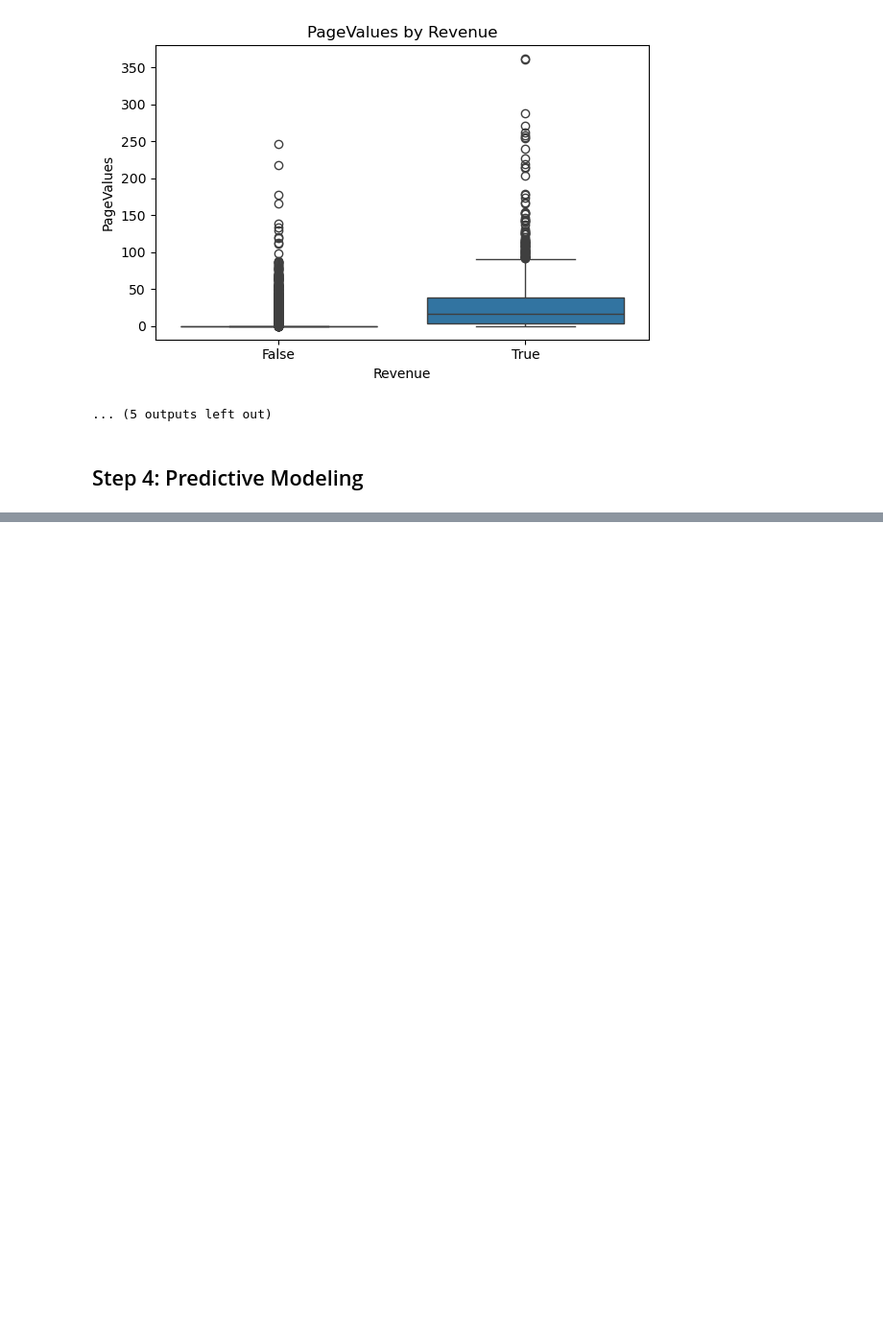
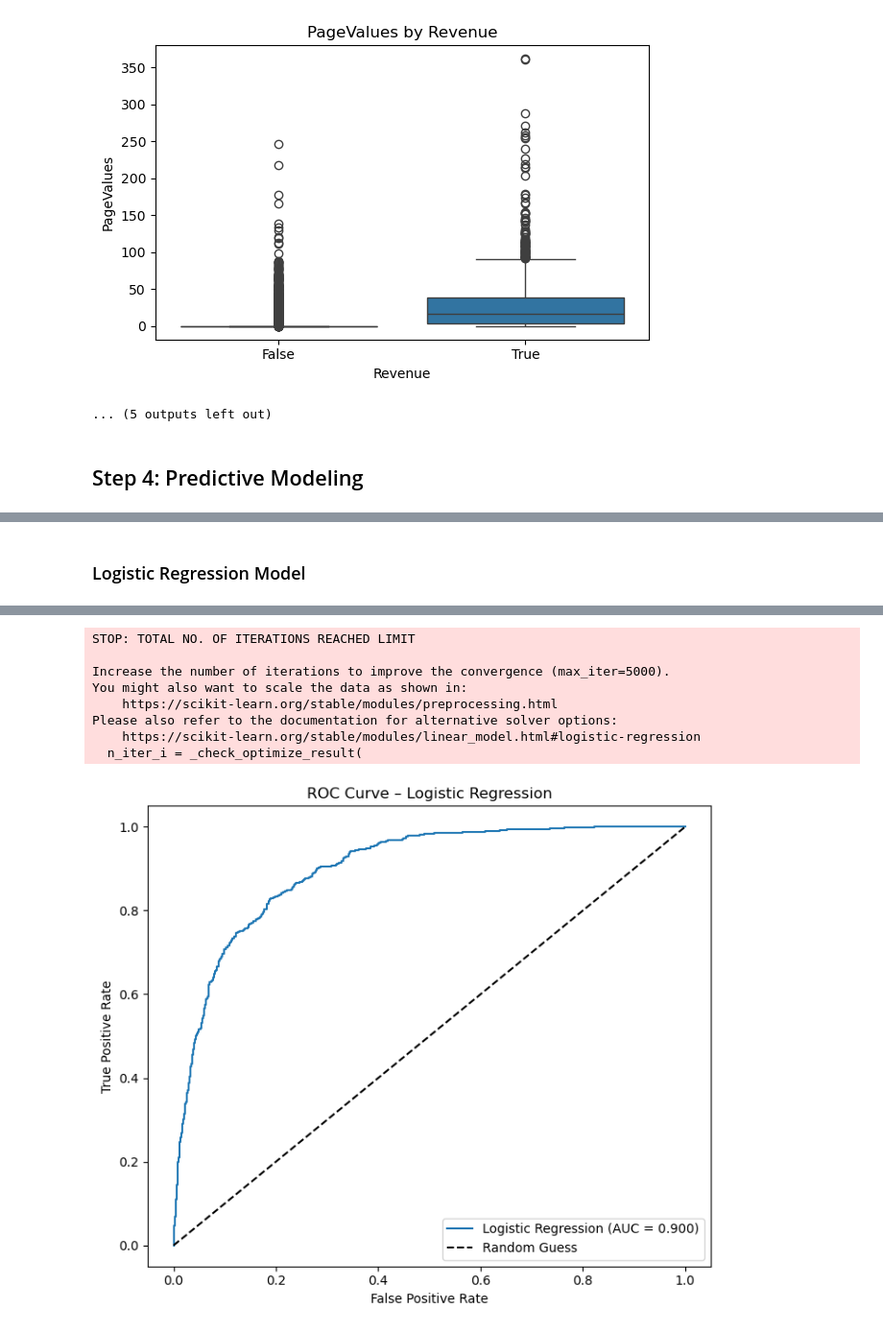
Before and after one commit to c-jimmy1/Data-Science, a Jupyter notebook: assign5/assign5.ipynb, the cells around one changed output, grey strips where cells are left out. Shown at 96% size. Saved outputs shown, nothing was run; the diff lists cells and outputs as text; code cells hidden in the pictures; blank space fills up the shorter version.

Commit message:
final notebook code with more plots

```diff
--- a/assign5/assign5.ipynb
+++ b/assign5/assign5.ipynb
@@ -329,0 +249,62 @@ weighted avg       0.89      0.90      0.89      3083
+# %% [markdown]
+### Logistic Regression Model
+# %%
+logreg_clf = Pipeline(
+    steps=[
+        ("preprocess", preprocessor),
+        (
+            "model",
+            LogisticRegression(
+                max_iter=5000,
+                class_weight="balanced",
+                solver="lbfgs"
+            )
+        )
+    ]
+)
+
+print("\n=== Training Logistic Regression ===")
+logreg_clf.fit(X_train, y_train)
+
+print("\n=== Logistic Regression Evaluation ===")
+y_pred_logreg = logreg_clf.predict(X_test)
+cm_logreg = confusion_matrix(y_test, y_pred_logreg)
+print("Confusion matrix:")
+print(cm_logreg)
+
+prec_logreg = precision_score(y_test, y_pred_logreg, zero_division=0)
+rec_logreg = recall_score(y_test, y_pred_logreg, zero_division=0)
+print(f"Precision: {prec_logreg:.3f}")
+print(f"Recall:    {rec_logreg:.3f}")
+
+print("\nClassification report:")
+print(classification_report(y_test, y_pred_logreg, zero_division=0))
+
+# --- ROC & Precision–Recall for Logistic Regression ---
+
+y_scores_logreg = logreg_clf.predict_proba(X_test)[:, 1]
+
+fpr_logreg, tpr_logreg, _ = roc_curve(y_test, y_scores_logreg)
+roc_auc_logreg = auc(fpr_logreg, tpr_logreg)
+
+plt.figure(figsize=(7, 6))
+plt.plot(fpr_logreg, tpr_logreg, label=f"Logistic Regression (AUC = {roc_auc_logreg:.3f})")
+plt.plot([0, 1], [0, 1], "k--", label="Random Guess")
+plt.xlabel("False Positive Rate")
+plt.ylabel("True Positive Rate")
+plt.title("ROC Curve – Logistic Regression")
+plt.legend()
+plt.tight_layout()
+plt.show()
+
+prec_curve_logreg, rec_curve_logreg, _ = precision_recall_curve(y_test, y_scores_logreg)
+
+plt.figure(figsize=(7, 6))
+plt.plot(rec_curve_logreg, prec_curve_logreg, label="Logistic Regression")
+plt.xlabel("Recall")
+plt.ylabel("Precision")
+plt.title("Precision–Recall Curve – Logistic Regression")
+plt.legend()
+plt.tight_layout()
+plt.show()
+# %% [output]
@@ -329,0 +329,9 @@ weighted avg       0.89      0.90      0.89      3083
+STOP: TOTAL NO. OF ITERATIONS REACHED LIMIT
+
+Increase the number of iterations to improve the convergence (max_iter=5000).
+You might also want to scale the data as shown in:
+    https://scikit-learn.org/stable/modules/preprocessing.html
+Please also refer to the documentation for alternative solver options:
+    https://scikit-learn.org/stable/modules/linear_model.html#logistic-regression
+  n_iter_i = _check_optimize_result(
+[figure, added]
```
Also changed, not shown: parts of 7 cells of this notebook.
